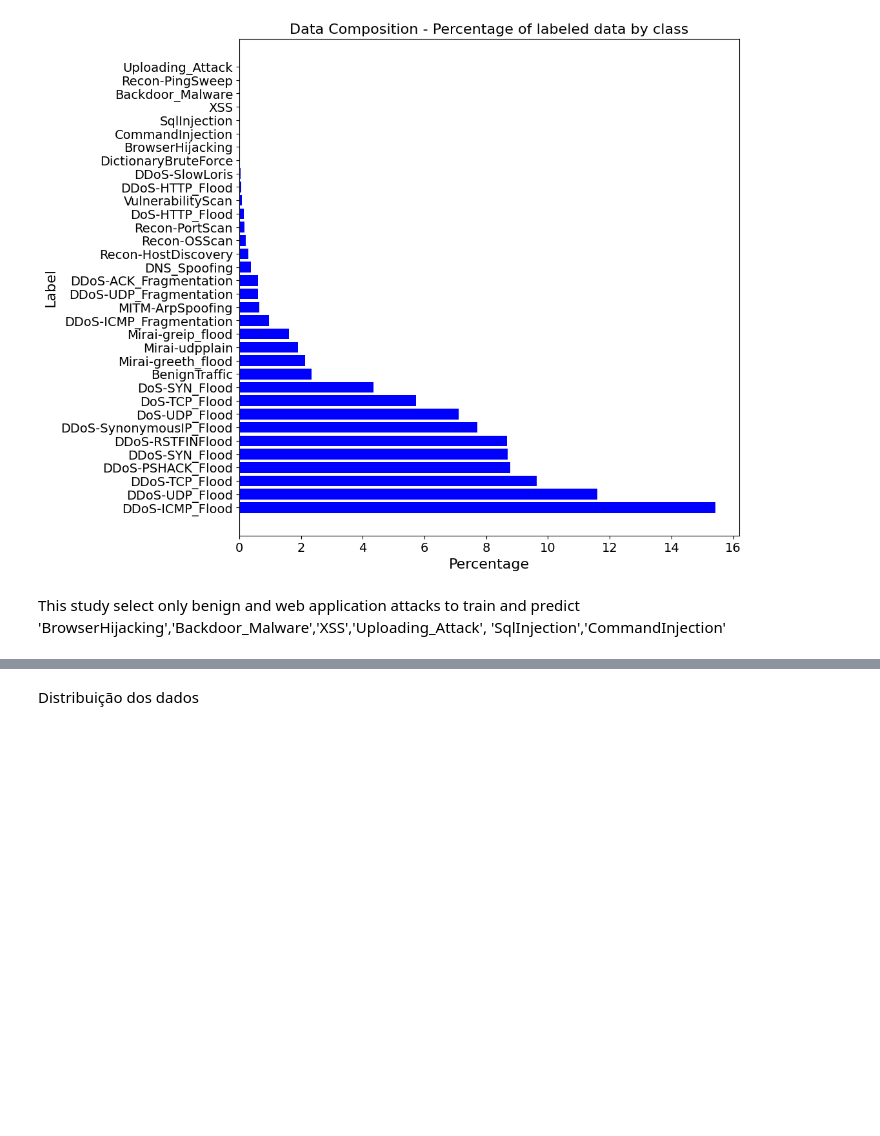
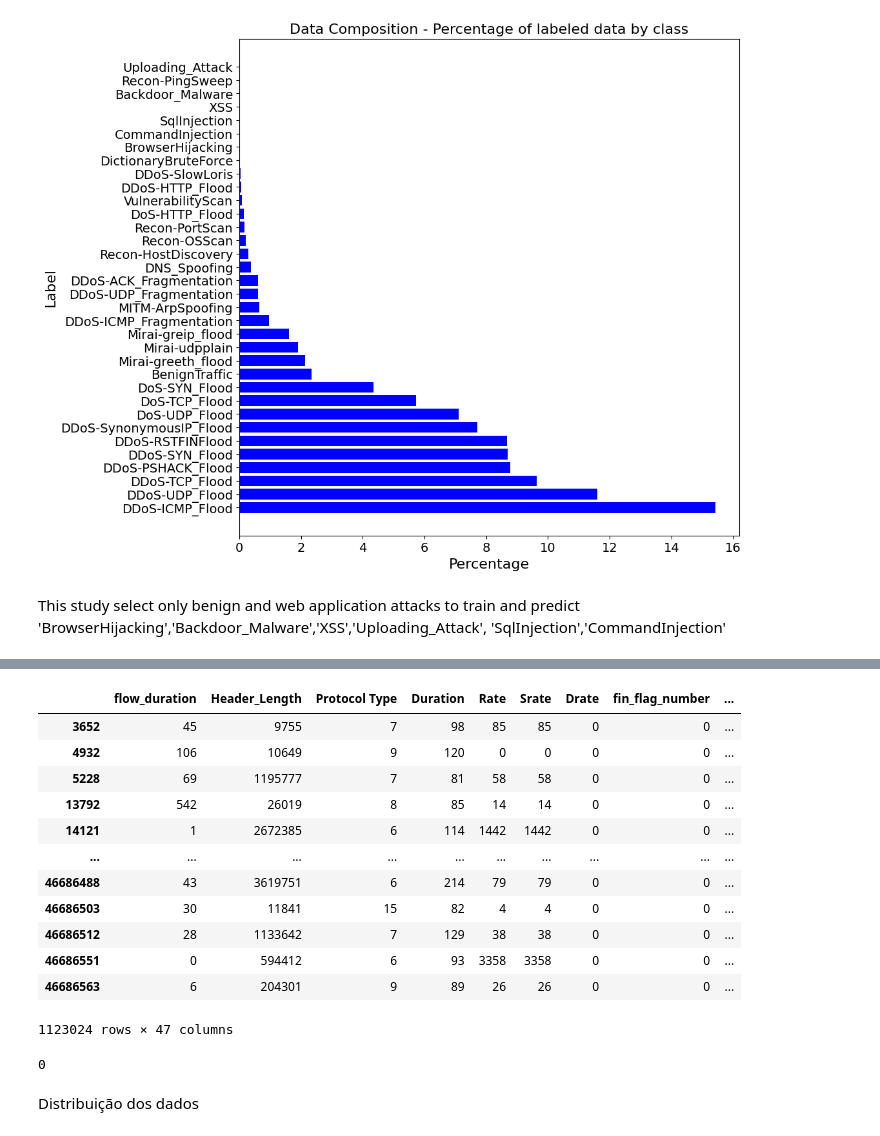
Before and after one commit to Jaquelinedops/CICIoT2023, a Jupyter notebook: IoT_Traffic_Application_Attack_prediction.ipynb, the cells around one changed output, grey strips where cells are left out. Saved outputs shown, nothing was run; the diff lists cells and outputs as text; code cells hidden in the pictures; blank space fills up the shorter version.

```diff
--- a/IoT_Traffic_Application_Attack_prediction.ipynb
+++ b/IoT_Traffic_Application_Attack_prediction.ipynb
@@ -228,3 +234,24 @@ gc.collect()
+# %%
+df_group
+# %% [output]
+|  | flow_duration | Header_Length | Protocol Type | Duration | Rate | Srate | Drate | fin_flag_number | ... |
+| 3652 | 45 | 9755 | 7 | 98 | 85 | 85 | 0 | 0 | ... |
+| 4932 | 106 | 10649 | 9 | 120 | 0 | 0 | 0 | 0 | ... |
+| 5228 | 69 | 1195777 | 7 | 81 | 58 | 58 | 0 | 0 | ... |
+| 13792 | 542 | 26019 | 8 | 85 | 14 | 14 | 0 | 0 | ... |
+| 14121 | 1 | 2672385 | 6 | 114 | 1442 | 1442 | 0 | 0 | ... |
+| ... | ... | ... | ... | ... | ... | ... | ... | ... | ... |
+| 46686488 | 43 | 3619751 | 6 | 214 | 79 | 79 | 0 | 0 | ... |
+| 46686503 | 30 | 11841 | 15 | 82 | 4 | 4 | 0 | 0 | ... |
+| 46686512 | 28 | 1133642 | 7 | 129 | 38 | 38 | 0 | 0 | ... |
+| 46686551 | 0 | 594412 | 6 | 93 | 3358 | 3358 | 0 | 0 | ... |
+| 46686563 | 6 | 204301 | 9 | 89 | 26 | 26 | 0 | 0 | ... |
+1123024 rows × 47 columns
+# %%
+X_train, X_test, Y_train, Y_test = generate_train_test_split(df_group, X_columns, test_size=0.2, random_state=10)
+gc.collect()
+# %% [output]
+0
 # %% [markdown]
 Distribuição dos dados
 # %%
```
Also changed, not shown: parts of 41 cells of this notebook.
